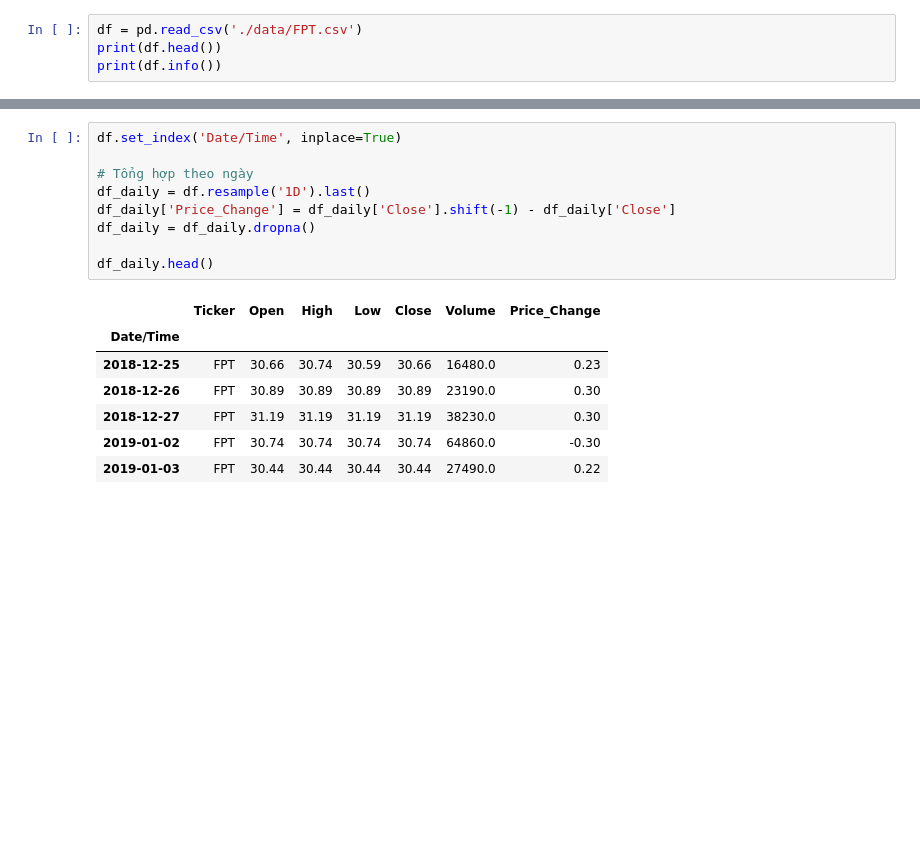
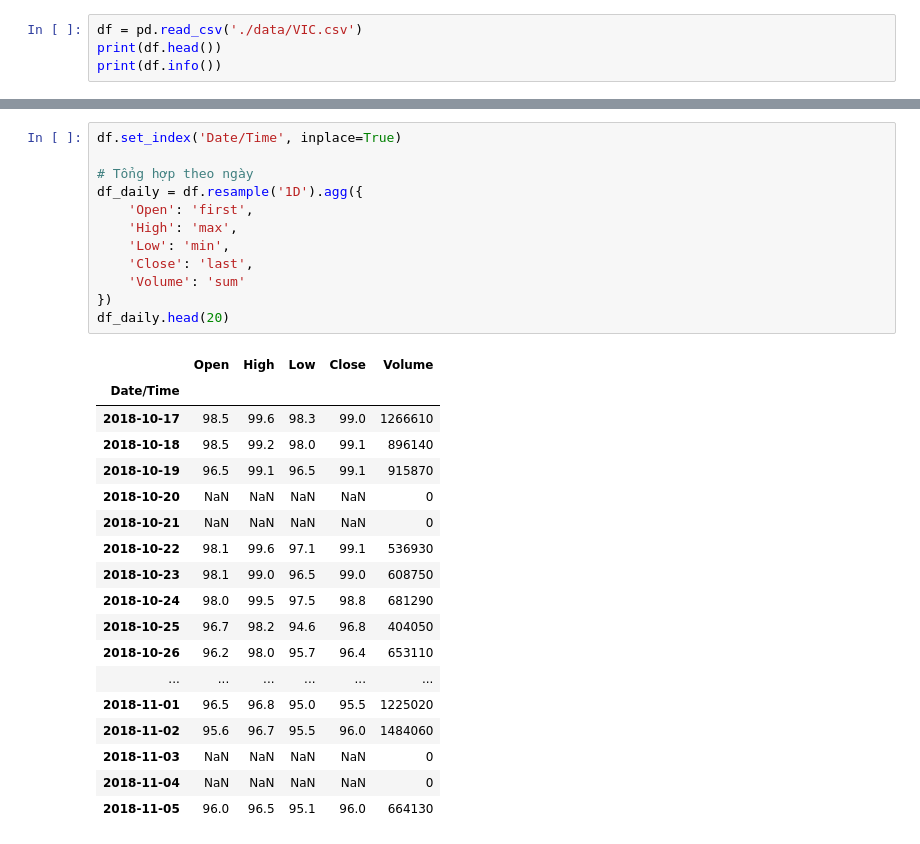
Before and after one commit to quancab/StockPricePrediction, a Jupyter notebook: StockPricePrediction.ipynb, the cells around one changed output, grey strips where cells are left out. Cells and saved outputs as stored; diff of their text form; blank space fills up the shorter version.

```diff
--- a/StockPricePrediction.ipynb
+++ b/StockPricePrediction.ipynb
@@ -6,6 +4,6 @@ from sklearn.linear_model import LinearRegression
 import matplotlib.pyplot as plt
 # %%
-df = pd.read_csv('./data/FPT.csv')
+df = pd.read_csv('./data/VIC.csv')
 print(df.head())
 print(df.info())
 # %% [output]
@@ -77,17 +59,31 @@ Min khoảng cách thời gian giữa các dòng: 1.00 phút
 # %%
 df.set_index('Date/Time', inplace=True)
 
 # Tổng hợp theo ngày
-df_daily = df.resample('1D').last()
-df_daily['Price_Change'] = df_daily['Close'].shift(-1) - df_daily['Close']
-df_daily = df_daily.dropna()
-
-df_daily.head()
+df_daily = df.resample('1D').agg({
+    'Open': 'first',
+    'High': 'max',
+    'Low': 'min',
+    'Close': 'last',
+    'Volume': 'sum'
+})
+df_daily.head(20)
 # %% [output]
-|  | Ticker | Open | High | Low | Close | Volume | Price_Change |
-| Date/Time |  |  |  |  |  |  |  |
-| 2018-12-25 | FPT | 30.66 | 30.74 | 30.59 | 30.66 | 16480.0 | 0.23 |
-| 2018-12-26 | FPT | 30.89 | 30.89 | 30.89 | 30.89 | 23190.0 | 0.30 |
-| 2018-12-27 | FPT | 31.19 | 31.19 | 31.19 | 31.19 | 38230.0 | 0.30 |
-| 2019-01-02 | FPT | 30.74 | 30.74 | 30.74 | 30.74 | 64860.0 | -0.30 |
-| 2019-01-03 | FPT | 30.44 | 30.44 | 30.44 | 30.44 | 27490.0 | 0.22 |
+|  | Open | High | Low | Close | Volume |
+| Date/Time |  |  |  |  |  |
+| 2018-10-17 | 98.5 | 99.6 | 98.3 | 99.0 | 1266610 |
+| 2018-10-18 | 98.5 | 99.2 | 98.0 | 99.1 | 896140 |
+| 2018-10-19 | 96.5 | 99.1 | 96.5 | 99.1 | 915870 |
+| 2018-10-20 | NaN | NaN | NaN | NaN | 0 |
+| 2018-10-21 | NaN | NaN | NaN | NaN | 0 |
+| 2018-10-22 | 98.1 | 99.6 | 97.1 | 99.1 | 536930 |
+| 2018-10-23 | 98.1 | 99.0 | 96.5 | 99.0 | 608750 |
+| 2018-10-24 | 98.0 | 99.5 | 97.5 | 98.8 | 681290 |
+| 2018-10-25 | 96.7 | 98.2 | 94.6 | 96.8 | 404050 |
+| 2018-10-26 | 96.2 | 98.0 | 95.7 | 96.4 | 653110 |
+| ... | ... | ... | ... | ... | ... |
+| 2018-11-01 | 96.5 | 96.8 | 95.0 | 95.5 | 1225020 |
+| 2018-11-02 | 95.6 | 96.7 | 95.5 | 96.0 | 1484060 |
+| 2018-11-03 | NaN | NaN | NaN | NaN | 0 |
+| 2018-11-04 | NaN | NaN | NaN | NaN | 0 |
+| 2018-11-05 | 96.0 | 96.5 | 95.1 | 96.0 | 664130 |
```
Also changed, not shown: parts of 14 cells of this notebook, 1 other file.
